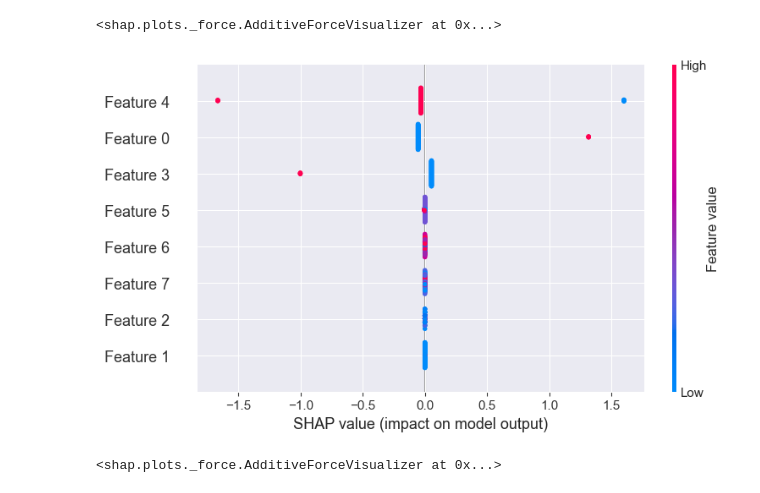
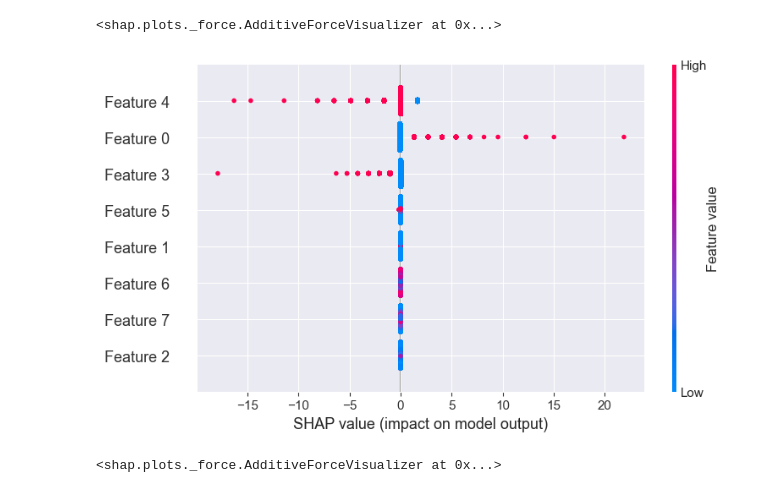
Before and after one commit to happykygo/FourthBrain, a Jupyter notebook: week-06-supervised-ml/nb/electronics-purchase-prediction.ipynb, the cells around one changed output. Cells and saved outputs as stored; diff of their text form; code cells hidden in the pictures.

```diff
--- a/week-06-supervised-ml/nb/electronics-purchase-prediction.ipynb
+++ b/week-06-supervised-ml/nb/electronics-purchase-prediction.ipynb
@@ -561,14 +538,14 @@ shap.force_plot(lr_explainer.expected_value, lr_shap_values[rand_sample], X_test
 # %%
 plt.close()
 #svm_model
-svm_explainer = shap.LinearExplainer(svm_model, X_test_reduced_subset)
-svm_shap_values = svm_explainer.shap_values(X_test_reduced_subset)
+svm_explainer = shap.LinearExplainer(svm_model, X_test_reduced)
+svm_shap_values = svm_explainer.shap_values(X_test_reduced)
 
-shap.summary_plot(svm_shap_values, X_test_reduced_subset, show=False)
+shap.summary_plot(svm_shap_values, X_test_reduced, show=False)
 plt.savefig('../dat/svm_global.png')
 plt.close()
 
-shap.summary_plot(svm_shap_values, X_test_reduced_subset)
+shap.summary_plot(svm_shap_values, X_test_reduced)
 # %% [output]
-[figure, old version]
+[figure, new version]
 # %%
```
Also changed, not shown: parts of 18 cells of this notebook, 7 other files.
